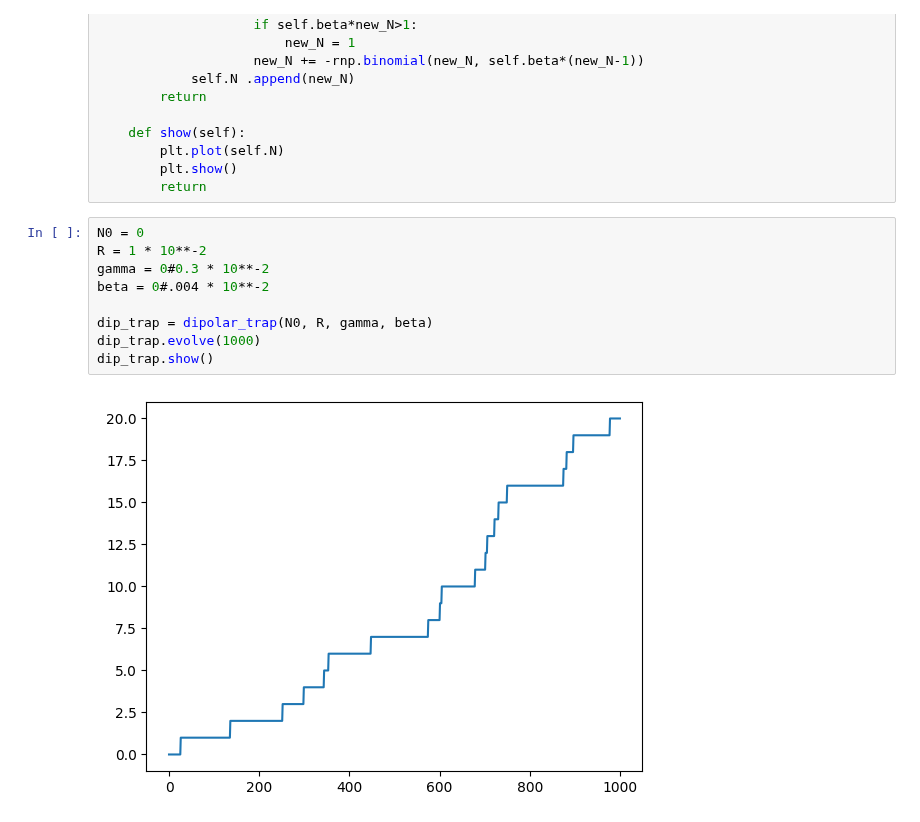
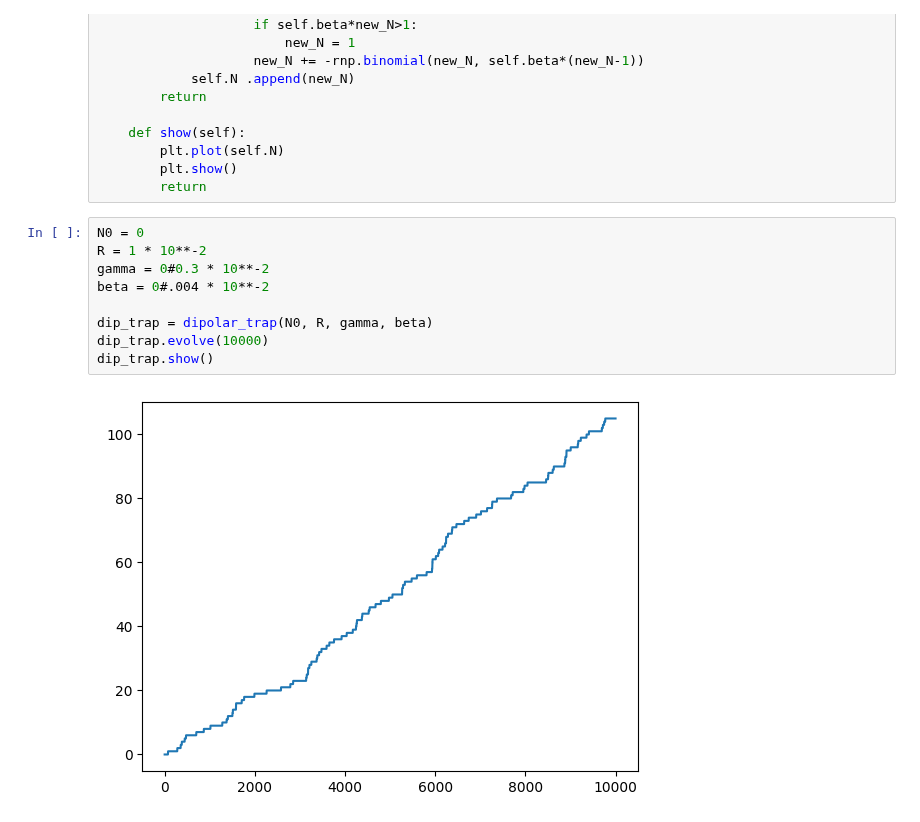
Before and after one commit to Valerio-Amico/Lab-Rydberg, a Jupyter notebook: dipolar_trap/occupation_rate.ipynb, the cells around one changed output. Cells and saved outputs as stored; diff of their text form.

```diff
--- a/dipolar_trap/occupation_rate.ipynb
+++ b/dipolar_trap/occupation_rate.ipynb
@@ -56,14 +56,14 @@ class dipolar_trap:
 # %%
 N0 = 0
 R = 1 * 10**-2
 gamma = 0#0.3 * 10**-2
 beta = 0#.004 * 10**-2
 
 dip_trap = dipolar_trap(N0, R, gamma, beta)
-dip_trap.evolve(1000)
+dip_trap.evolve(10000)
 dip_trap.show()
 # %% [output]
-[figure, old version]
+[figure, new version]
 # %%
 dip_trap.evolve(10000)
 dip_trap.show()
```
Also changed, not shown: parts of 2 cells of this notebook, 6 other files.
